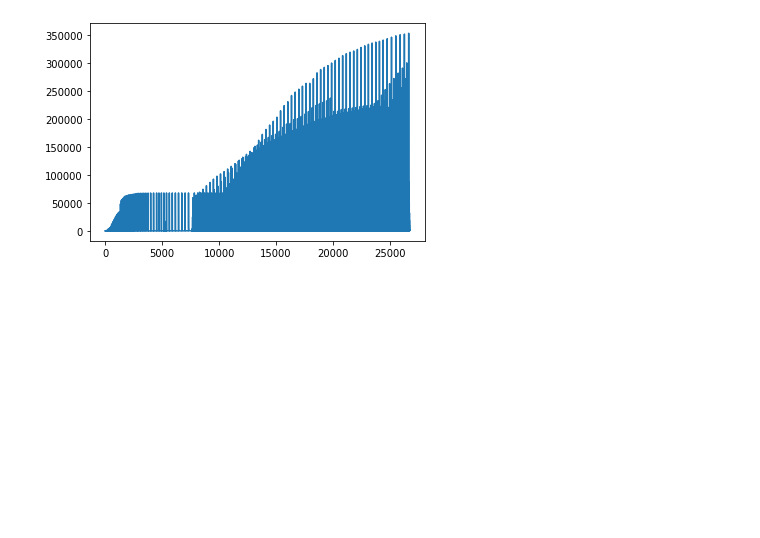
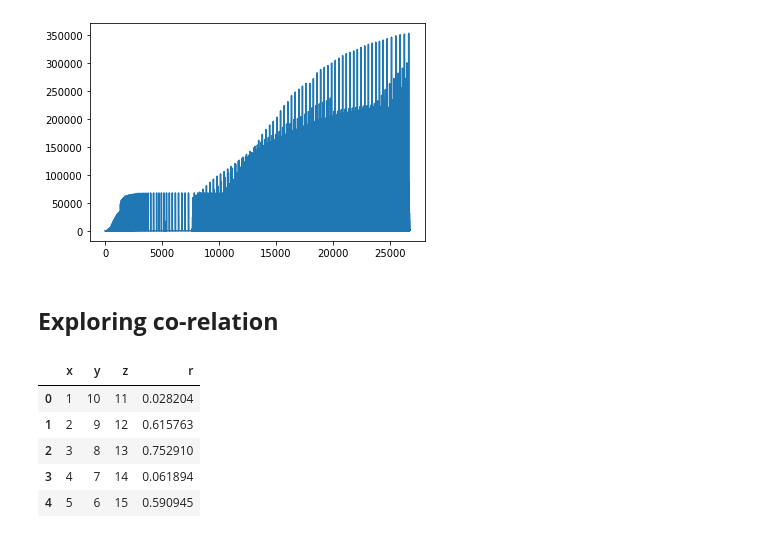
Before and after one commit to Sehaj1904/Data-Science, a Jupyter notebook: Pandas.ipynb, the cells around one changed output. Saved outputs shown, nothing was run; the diff lists cells and outputs as text; code cells hidden in the pictures; blank space fills up the shorter version.

```diff
--- a/Pandas.ipynb
+++ b/Pandas.ipynb
@@ -724,3 +724,21 @@ df['Confirmed'].plot()
 # %% [output]
 <matplotlib.axes._subplots.AxesSubplot at 0x...>
 [figure]
+# %% [markdown]
+## **Exploring co-relation**
+# %%
+df2 = pd.DataFrame({
+    'x': np.arange(1, 11),
+    'y': np.arange(10, 0, -1),
+    'z': np.arange(11, 21),
+    'r': np.random.rand(10)
+})
+# %%
+df2.head()
+# %% [output]
+|  | x | y | z | r |
+| 0 | 1 | 10 | 11 | 0.028204 |
+| 1 | 2 | 9 | 12 | 0.615763 |
+| 2 | 3 | 8 | 13 | 0.752910 |
+| 3 | 4 | 7 | 14 | 0.061894 |
+| 4 | 5 | 6 | 15 | 0.590945 |
```
Also changed, not shown: parts of 1 cell of this notebook.
